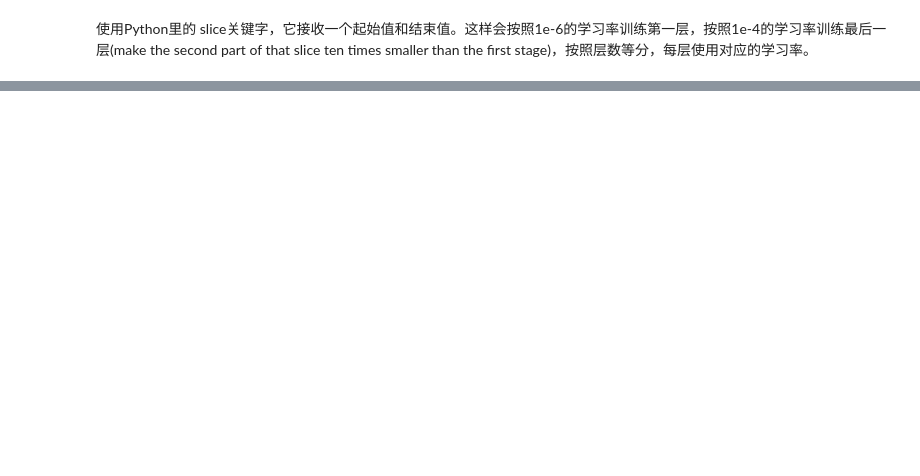
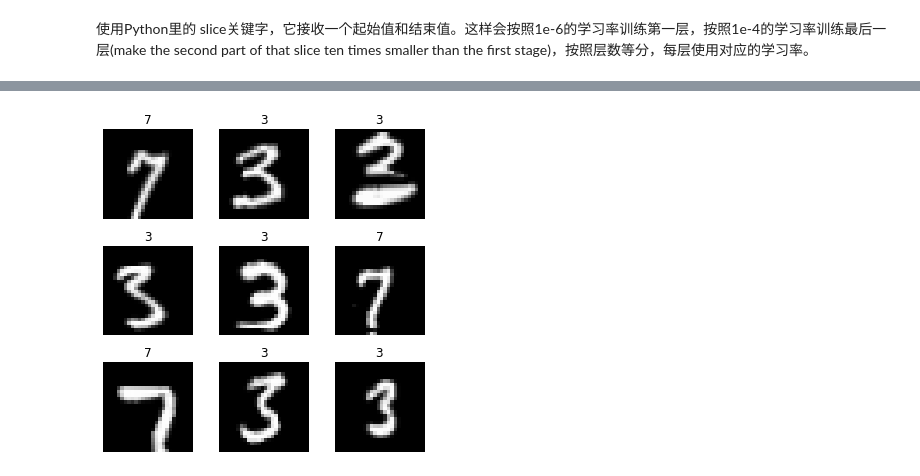
Before and after one commit to stemgene/fastai2019, a Jupyter notebook: Lesson1.ipynb, the cells around one changed output, grey strips where cells are left out. Cells and saved outputs as stored; diff of their text form; code cells hidden in the pictures; blank space fills up the shorter version.

```diff
--- a/Lesson1.ipynb
+++ b/Lesson1.ipynb
@@ -307,0 +353,3 @@ learn.fit_one_cycle(2, max_lr=slice(1e-6,1e-4))
+# %%
+path = untar_data(URLs.MNIST_SAMPLE)
+path
@@ -307,0 +360,7 @@ learn.fit_one_cycle(2, max_lr=slice(1e-6,1e-4))
+# %%
+tfms = get_transforms(do_flip=False)
+data = ImageDataBunch.from_folder(path, ds_tfms=tfms, size=26)
+# %%
+data.show_batch(rows=3, figsize=(5,5))
+# %% [output]
+[figure, added]
```
Also changed, not shown: parts of 32 cells of this notebook.
